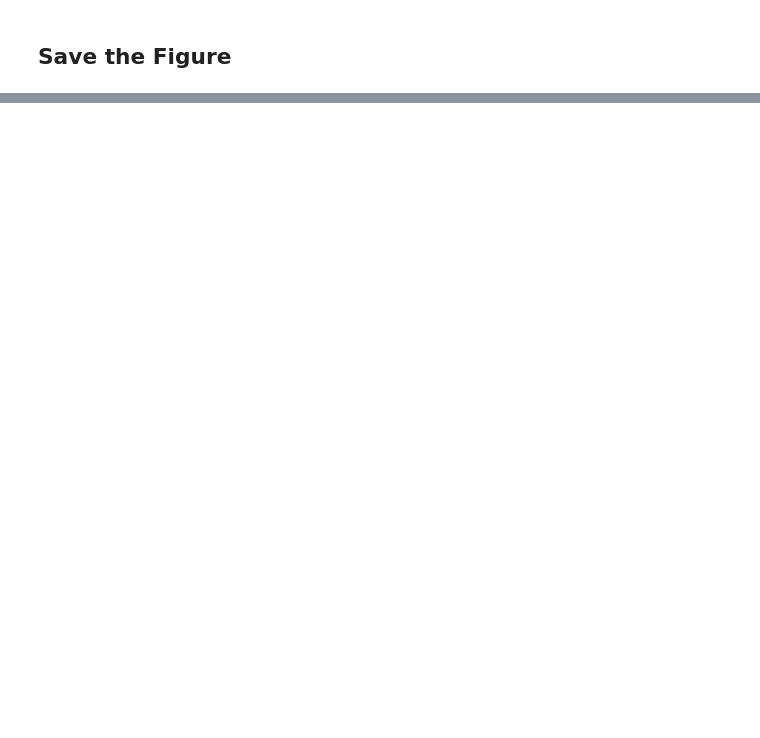
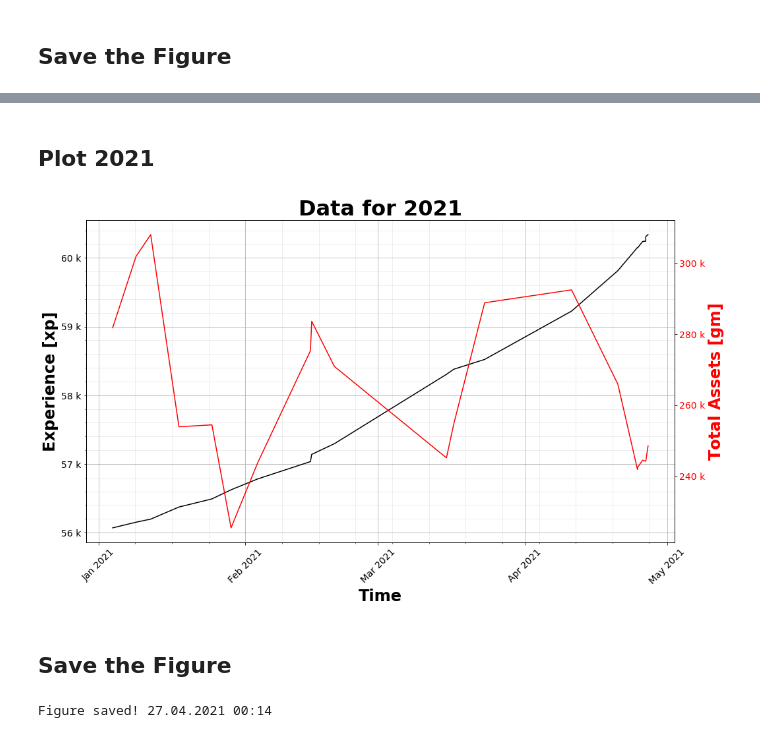
Before and after one commit to KasparJohannesSchneider/FreewarStats, a Jupyter notebook: analysis.ipynb, the cells around one changed output, grey strips where cells are left out. Drawn from its saved outputs; the diff is of its cells as text; code cells hidden in the pictures; blank space fills up the shorter version.

```diff
--- a/analysis.ipynb
+++ b/analysis.ipynb
@@ -70,0 +71,46 @@ Figure saved! 26.04.2021 23:50
+# %% [markdown]
+## Plot 2021
+# %%
+filtered = df[df['date'].dt.strftime('%Y') == '2021']
+
+fig, ax = plt.subplots(figsize=(16,9))
+ax.plot_date(filtered['date'],filtered['xp'],'k-')
+
+# grid
+ax.grid()
+ax.minorticks_on()
+ax.grid(b=True, which='minor', color='#999999', linestyle='-', alpha=0.2)
+
+# text
+ax.set_title('Data for 2021',fontsize=32,fontweight='bold')
+ax.set_xlabel('Time',fontsize=24,fontweight='bold')
+ax.set_ylabel('Experience [xp]',fontsize=24,fontweight='bold')
+
+# Add second y-axis
+ax2 = ax.twinx()
+ax2.plot_date(filtered['date'],filtered['total'],'r-')
+ax2.set_ylabel('Total Assets [gm]',color='red',fontsize=24,fontweight='bold')
+ax2.tick_params(axis='y',labelcolor='red')
+
+# format x-axis
+ax.xaxis.set_major_locator(mdates.MonthLocator(interval=1))
+ax.xaxis.set_major_formatter(mdates.DateFormatter('%b %Y'))
+ax.xaxis.set_tick_params(rotation=45)
+ax.xaxis.set_tick_params(labelsize=14)
+
+# format y-axis
+y_formatter = ticker.EngFormatter('')
+ax.yaxis.set_major_formatter(y_formatter)
+ax2.yaxis.set_major_formatter(y_formatter)
+ax.yaxis.set_tick_params(labelsize=14)
+ax2.yaxis.set_tick_params(labelsize=14)
+# %% [output]
+[figure, added]
+# %% [markdown]
+## Save the Figure
+# %%
+fig.savefig('FreewarStatistics_2021.pdf',bbox_inches='tight')
+fig.savefig('FreewarStatistics_2021.png', dpi=600, bbox_inches='tight')
+print('Figure saved! ' + datetime.now().strftime('%d.%m.%Y %H:%M'))
+# %% [output]
+Figure saved! 27.04.2021 00:14
```
Also changed, not shown: parts of 2 cells of this notebook, 5 other files.
